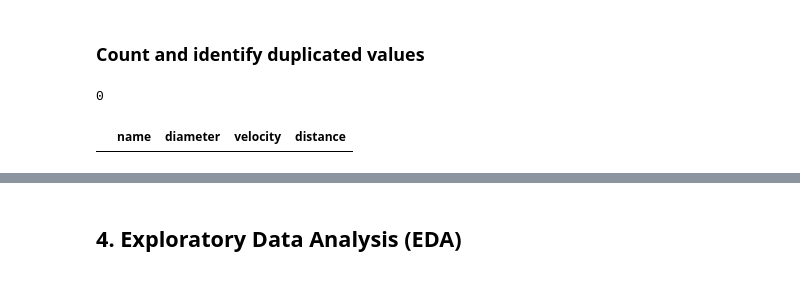
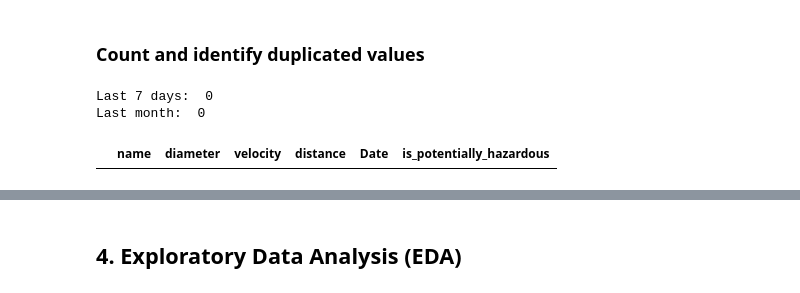
Before and after one commit to rieseflo/sp-project-work, a Jupyter notebook: asteroids.ipynb, the cells around one changed output, grey strips where cells are left out. Cells and saved outputs as stored; diff of their text form; code cells hidden in the pictures.

Commit message:
Added the possibility to store data from a whole month

```diff
--- a/asteroids.ipynb
+++ b/asteroids.ipynb
@@ -205,13 +223,16 @@ dtype: int64
 ### Count and identify duplicated values
 # %%
 # Count duplicated values
-print(asteroid_df.duplicated().sum())
+print("Last 7 days: ",asteroid_df.duplicated().sum())
+print("Last month: ",asteroid_df_month.duplicated().sum())
 
 # Identify rows with duplicated values, e.g.:
 asteroid_df[asteroid_df[['name', 'diameter', 'velocity', 'distance']].duplicated()]
+asteroid_df_month[asteroid_df_month[['name', 'diameter', 'velocity', 'distance']].duplicated()]
 # %% [output]
-0
+Last 7 days:  0
+Last month:  0
-|  | name | diameter | velocity | distance |
+|  | name | diameter | velocity | distance | Date | is_potentially_hazardous |
 # %%
 # Convert the diameter, velocity, and distance columns to numeric data types
 asteroid_df["diameter"] = pd.to_numeric(asteroid_df["diameter"])
```
Also changed, not shown: parts of 31 cells of this notebook, 1 other file.
